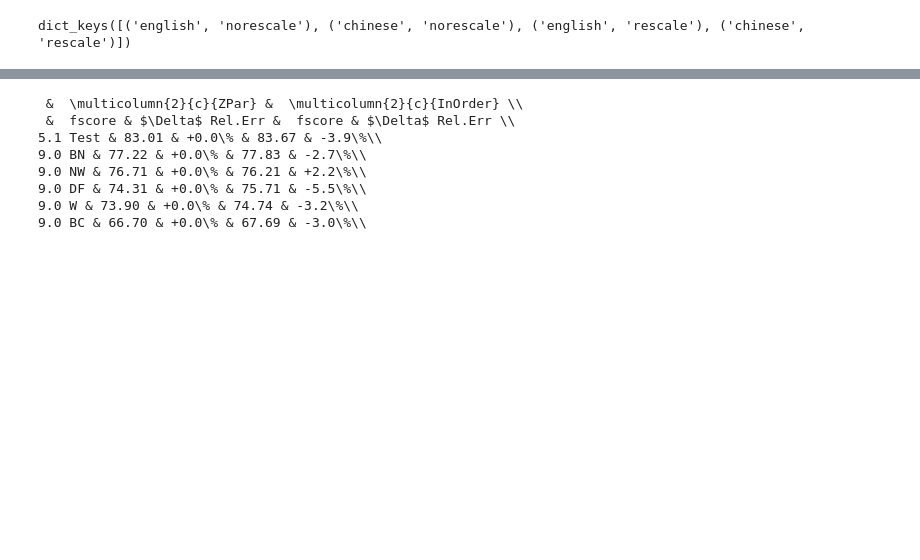
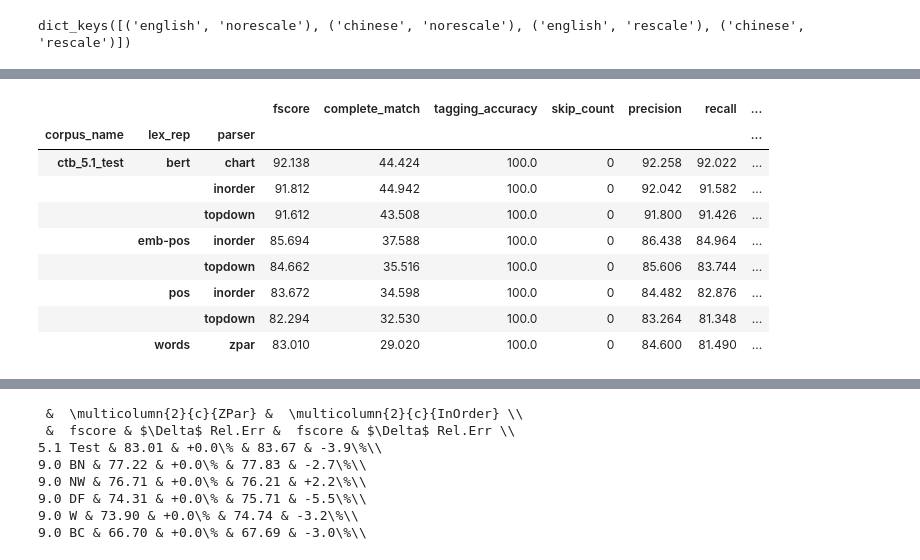
Before and after one commit to dpfried/parse-analysis, a Jupyter notebook: src/decode_analysis_chinese.ipynb, the cells around one changed output, grey strips where cells are left out. Drawn from its saved outputs; the diff is of its cells as text; code cells hidden in the pictures; blank space fills up the shorter version.

```diff
--- a/src/decode_analysis_chinese.ipynb
+++ b/src/decode_analysis_chinese.ipynb
@@ -169,0 +191,13 @@ grouped_decodes[-grouped_decodes['fscore'].isnull()][['fscore', 'complete_match'
+# %%
+grouped_decodes[grouped_decodes.index.get_level_values('corpus_name') == 'ctb_5.1_test']
+# %% [output]
+|  |  |  | fscore | complete_match | tagging_accuracy | skip_count | precision | recall | ... |
+| corpus_name | lex_rep | parser |  |  |  |  |  |  | ... |
+| ctb_5.1_test | bert | chart | 92.138 | 44.424 | 100.0 | 0 | 92.258 | 92.022 | ... |
+|  |  | inorder | 91.812 | 44.942 | 100.0 | 0 | 92.042 | 91.582 | ... |
+|  |  | topdown | 91.612 | 43.508 | 100.0 | 0 | 91.800 | 91.426 | ... |
+|  | emb-pos | inorder | 85.694 | 37.588 | 100.0 | 0 | 86.438 | 84.964 | ... |
+|  |  | topdown | 84.662 | 35.516 | 100.0 | 0 | 85.606 | 83.744 | ... |
+|  | pos | inorder | 83.672 | 34.598 | 100.0 | 0 | 84.482 | 82.876 | ... |
+|  |  | topdown | 82.294 | 32.530 | 100.0 | 0 | 83.264 | 81.348 | ... |
+|  | words | zpar | 83.010 | 29.020 | 100.0 | 0 | 84.600 | 81.490 | ... |
```
Also changed, not shown: parts of 18 cells of this notebook, 10 other files.
